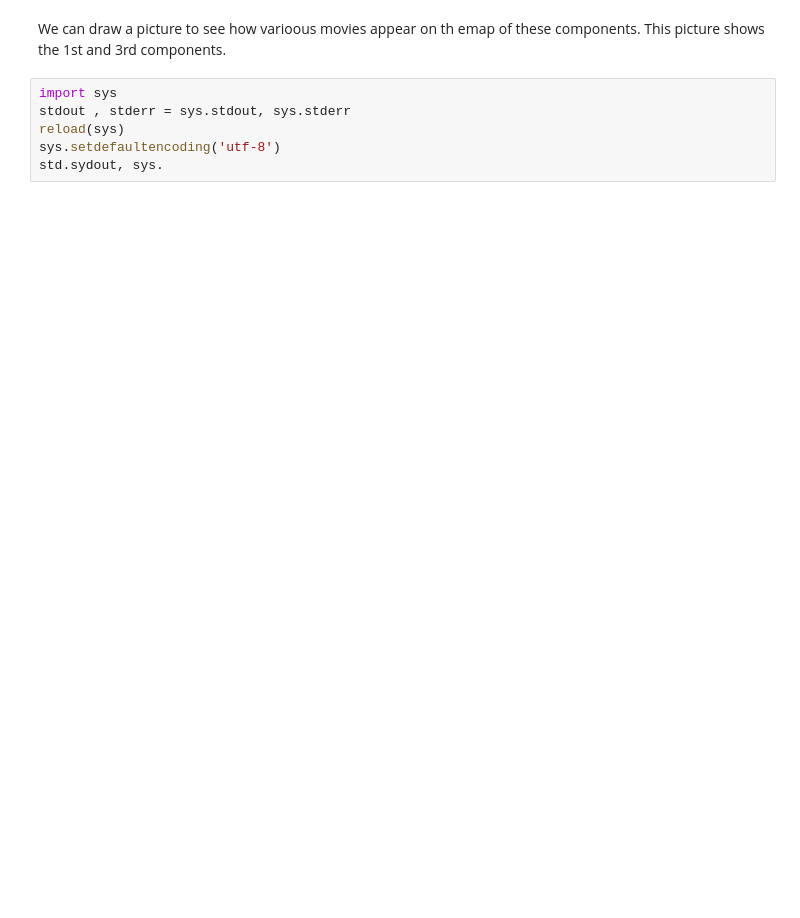
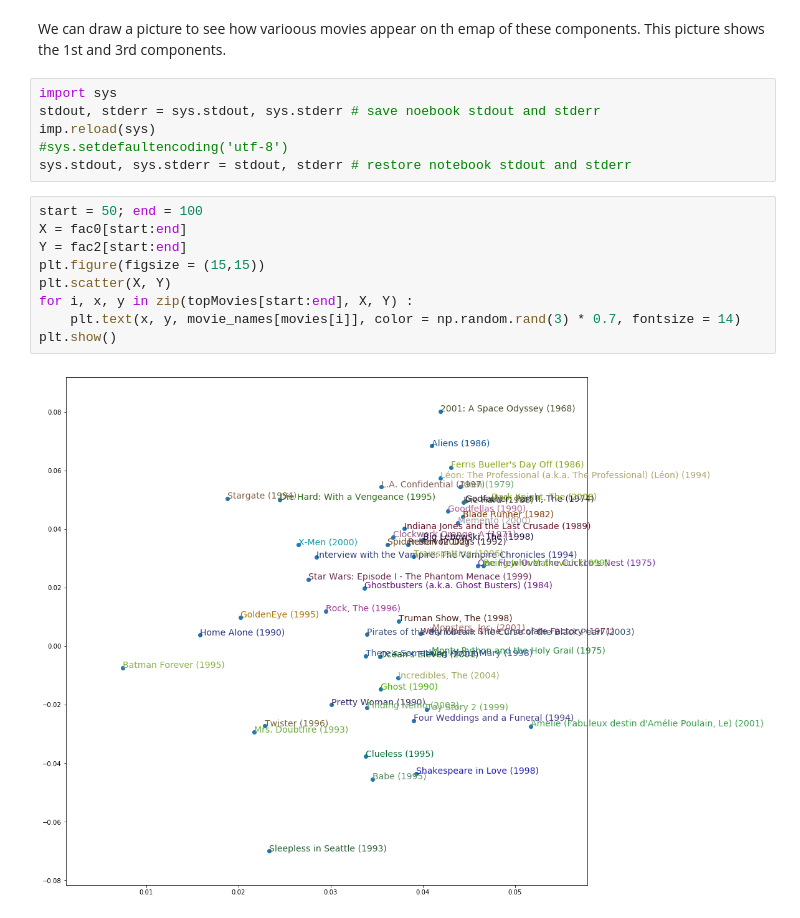
Before and after one commit to loocat/courses-1, a Jupyter notebook: deeplearning1/nbs/pr_lesson4.ipynb, the cells around one changed output. Cells and saved outputs as stored; diff of their text form; blank space fills up the shorter version.

```diff
--- a/deeplearning1/nbs/pr_lesson4.ipynb
+++ b/deeplearning1/nbs/pr_lesson4.ipynb
@@ -431,7 +436,18 @@ sorted(movie_comp, key = itemgetter(0))[:10]
 We can draw a picture to see how varioous movies appear on th emap of these components. This picture shows the 1st and 3rd components.
 # %%
 import sys
-stdout , stderr = sys.stdout, sys.stderr
-reload(sys)
-sys.setdefaultencoding('utf-8')
-std.sydout, sys.
+stdout, stderr = sys.stdout, sys.stderr # save noebook stdout and stderr
+imp.reload(sys)
+#sys.setdefaultencoding('utf-8')
+sys.stdout, sys.stderr = stdout, stderr # restore notebook stdout and stderr
+# %%
+start = 50; end = 100
+X = fac0[start:end]
+Y = fac2[start:end]
+plt.figure(figsize = (15,15))
+plt.scatter(X, Y)
+for i, x, y in zip(topMovies[start:end], X, Y) :
+    plt.text(x, y, movie_names[movies[i]], color = np.random.rand(3) * 0.7, fontsize = 14)
+plt.show()
+# %% [output]
+[figure, added]
```
Also changed, not shown: parts of 14 cells of this notebook.
